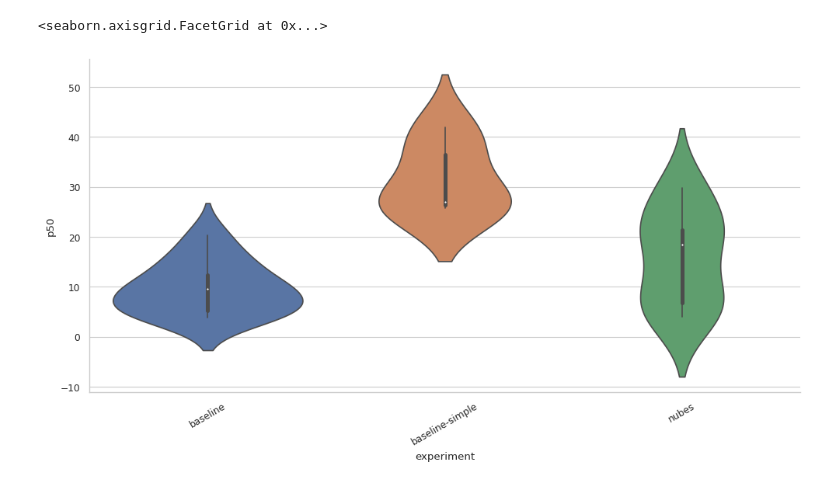
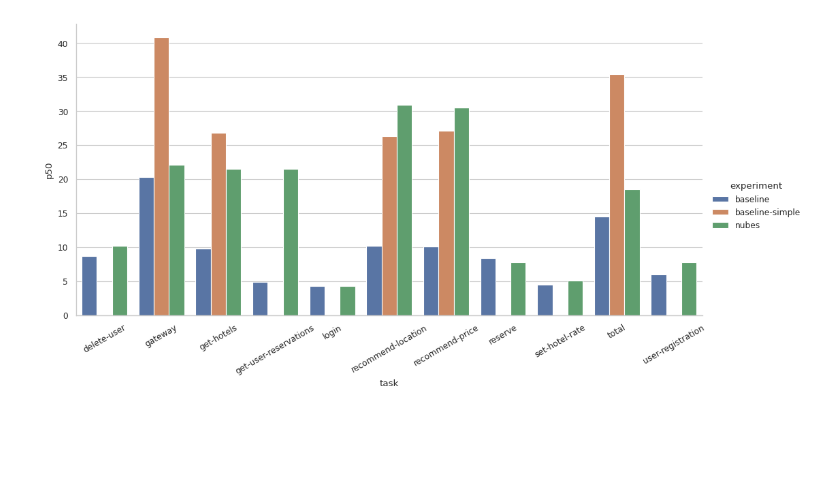
Before and after one commit to Astenna/Nubes, a Jupyter notebook: evaluation/scripts/plot.ipynb, the cells around one changed output. Saved outputs shown, nothing was run; the diff lists cells and outputs as text; code cells hidden in the pictures; blank space fills up the shorter version.

```diff
--- a/evaluation/scripts/plot.ipynb
+++ b/evaluation/scripts/plot.ipynb
@@ -70,7 +52,9 @@ ValueError: Could not interpret input 'task'
-# %%
-g = sns.catplot(data=df, x="experiment", y=statistic, kind="violin", aspect=2)
-g.set_titles(template="{title}")
-g.set_xticklabels(rotation=30)
-# %% [output]
-<seaborn.axisgrid.FacetGrid at 0x...>
-[figure, removed]
+# %%
+plot_experiment(
+    config="small-r1000-120s",
+    experiment="*",
+    metric="duration",
+    statistic="p50",
+)
+# %% [output]
+[figure, added]
```
Also changed, not shown: parts of 4 cells of this notebook, 1 other file.
